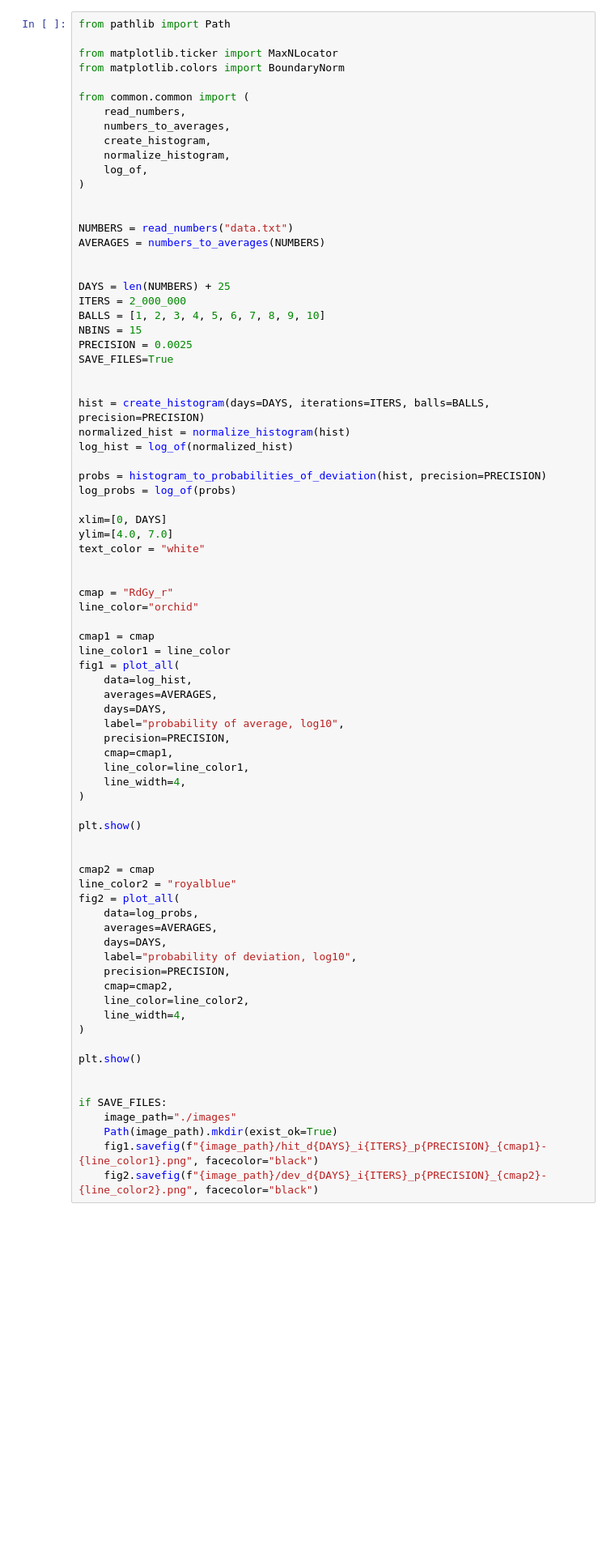
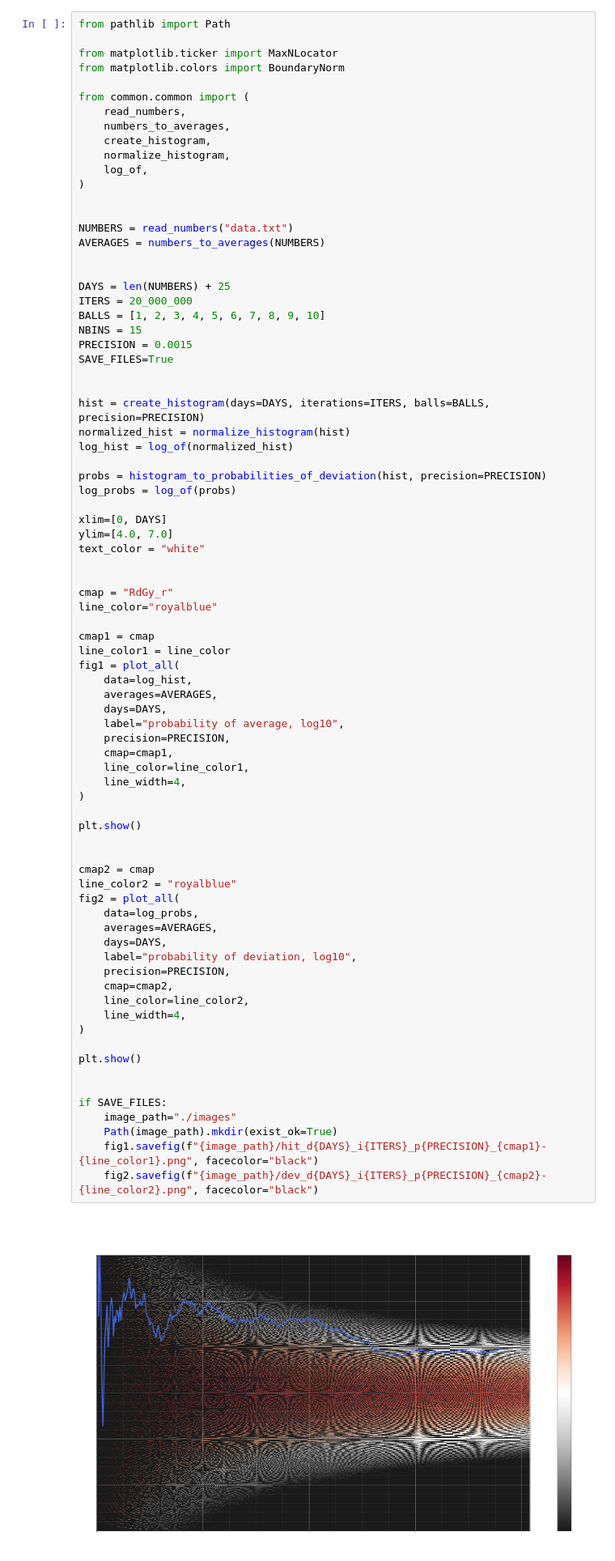
Before and after one commit to avasich/lynchlab, a Jupyter notebook: lynch.ipynb, the cells around one changed output. Shown at 81% size. Drawn from its saved outputs; the diff is of its cells as text; blank space fills up the shorter version.

```diff
--- a/lynch.ipynb
+++ b/lynch.ipynb
@@ -139,10 +139,10 @@ AVERAGES = numbers_to_averages(NUMBERS)
 
 
 DAYS = len(NUMBERS) + 25
-ITERS = 2_000_000
+ITERS = 20_000_000
 BALLS = [1, 2, 3, 4, 5, 6, 7, 8, 9, 10]
 NBINS = 15
-PRECISION = 0.0025
+PRECISION = 0.0015
 SAVE_FILES=True
 
 
@@ -159,7 +159,7 @@ text_color = "white"
 
 
 cmap = "RdGy_r"
-line_color="orchid"
+line_color="royalblue"
 
 cmap1 = cmap
 line_color1 = line_color
@@ -171,30 +171,32 @@ fig1 = plot_all(
     precision=PRECISION,
     cmap=cmap1,
     line_color=line_color1,
     line_width=4,
 )
 
 plt.show()
 
 
 cmap2 = cmap
 line_color2 = "royalblue"
 fig2 = plot_all(
     data=log_probs,
     averages=AVERAGES,
     days=DAYS,
     label="probability of deviation, log10",
     precision=PRECISION,
     cmap=cmap2,
     line_color=line_color2,
     line_width=4,
 )
 
 plt.show()
 
 
 if SAVE_FILES:
     image_path="./images"
     Path(image_path).mkdir(exist_ok=True)
     fig1.savefig(f"{image_path}/hit_d{DAYS}_i{ITERS}_p{PRECISION}_{cmap1}-{line_color1}.png", facecolor="black")
     fig2.savefig(f"{image_path}/dev_d{DAYS}_i{ITERS}_p{PRECISION}_{cmap2}-{line_color2}.png", facecolor="black")
+# %% [output]
+[figure, added]
```
Also changed, not shown: parts of 1 cell of this notebook, 3 other files.
